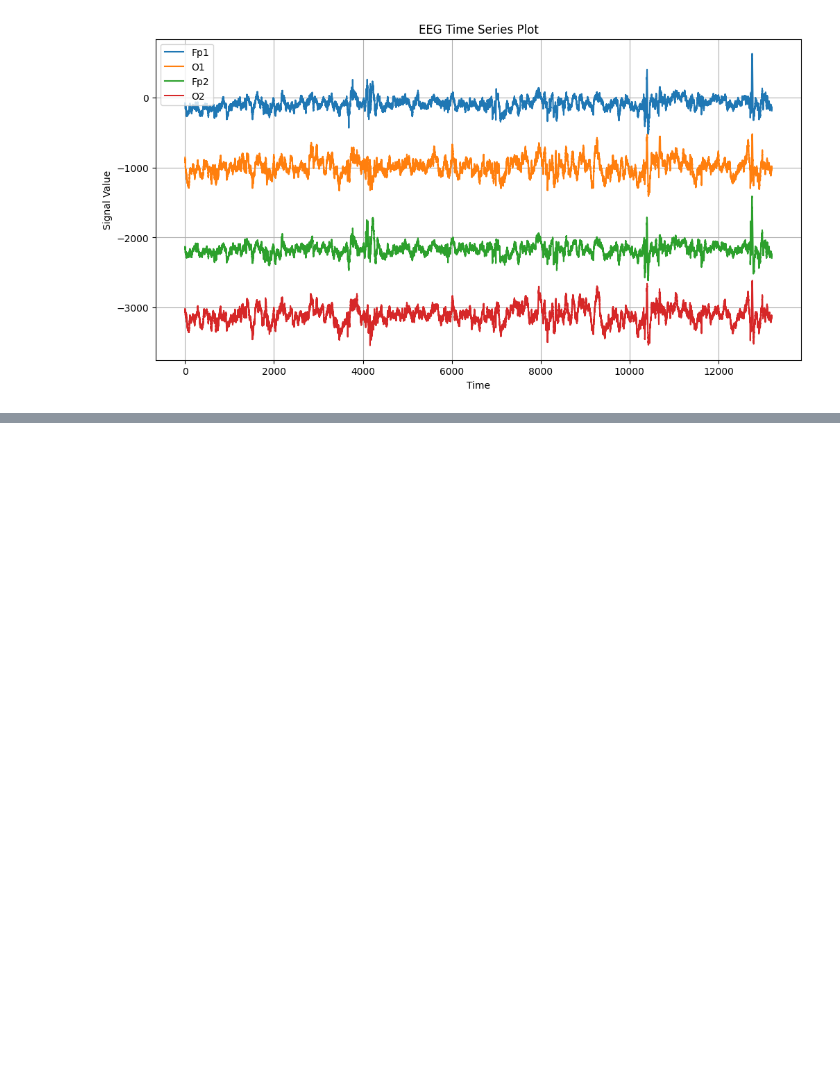
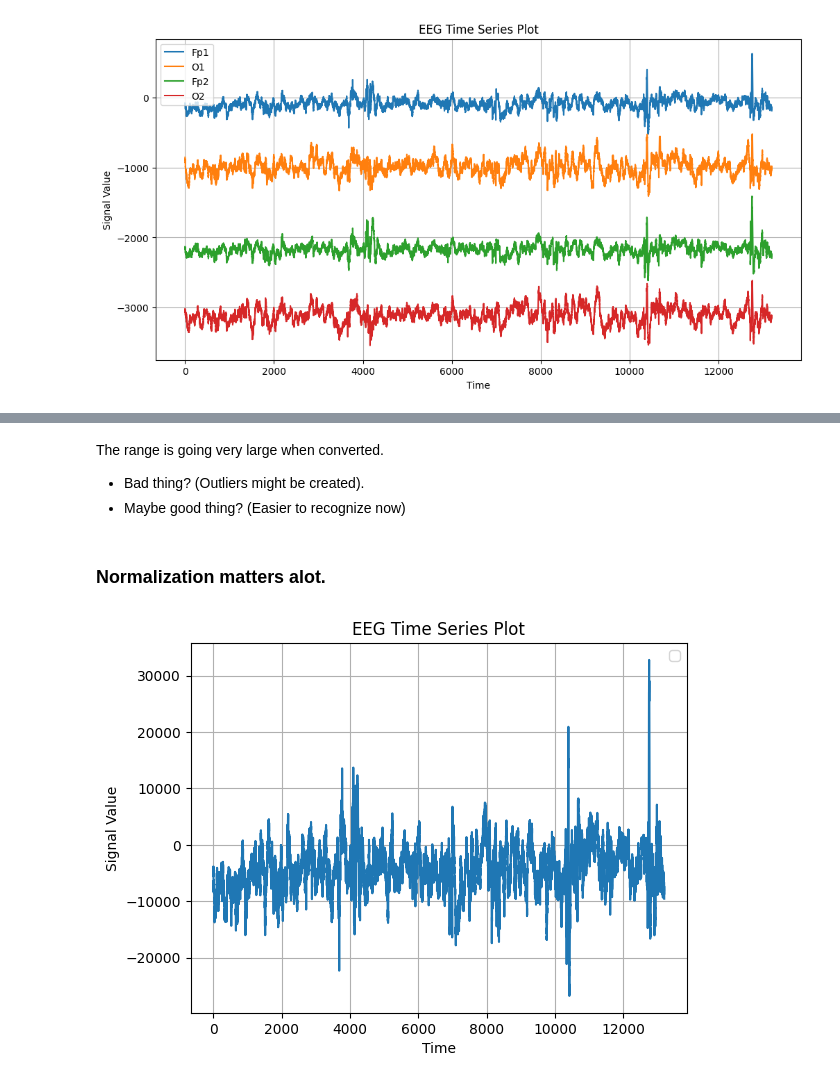
Before and after one commit to cwwelch/brain-waves-classification, a Jupyter notebook: doc.ipynb, the cells around one changed output, grey strips where cells are left out. Drawn from its saved outputs; the diff is of its cells as text; code cells hidden in the pictures; blank space fills up the shorter version.

```diff
--- a/doc.ipynb
+++ b/doc.ipynb
@@ -91,0 +172,18 @@ plot_time_series(df1, cons.IMPT_ELECTRODES)
+# %% [markdown]
+The range is going very large when converted.
+- Bad thing? (Outliers might be created).
+- Maybe good thing? (Easier to recognize now)
+# %% [markdown]
+### Normalization matters alot.
+# %%
+normalized_tone = np.int16((mixed_tone / mixed_tone.max()) * 32767)
+
+plt.plot(normalized_tone[:])
+plt.xlabel('Time')
+plt.ylabel('Signal Value')
+plt.title('EEG Time Series Plot')
+plt.legend()
+plt.grid()
+plt.show()
+# %% [output]
+[figure, added]
```
Also changed, not shown: parts of 25 cells of this notebook, 1 other file.
